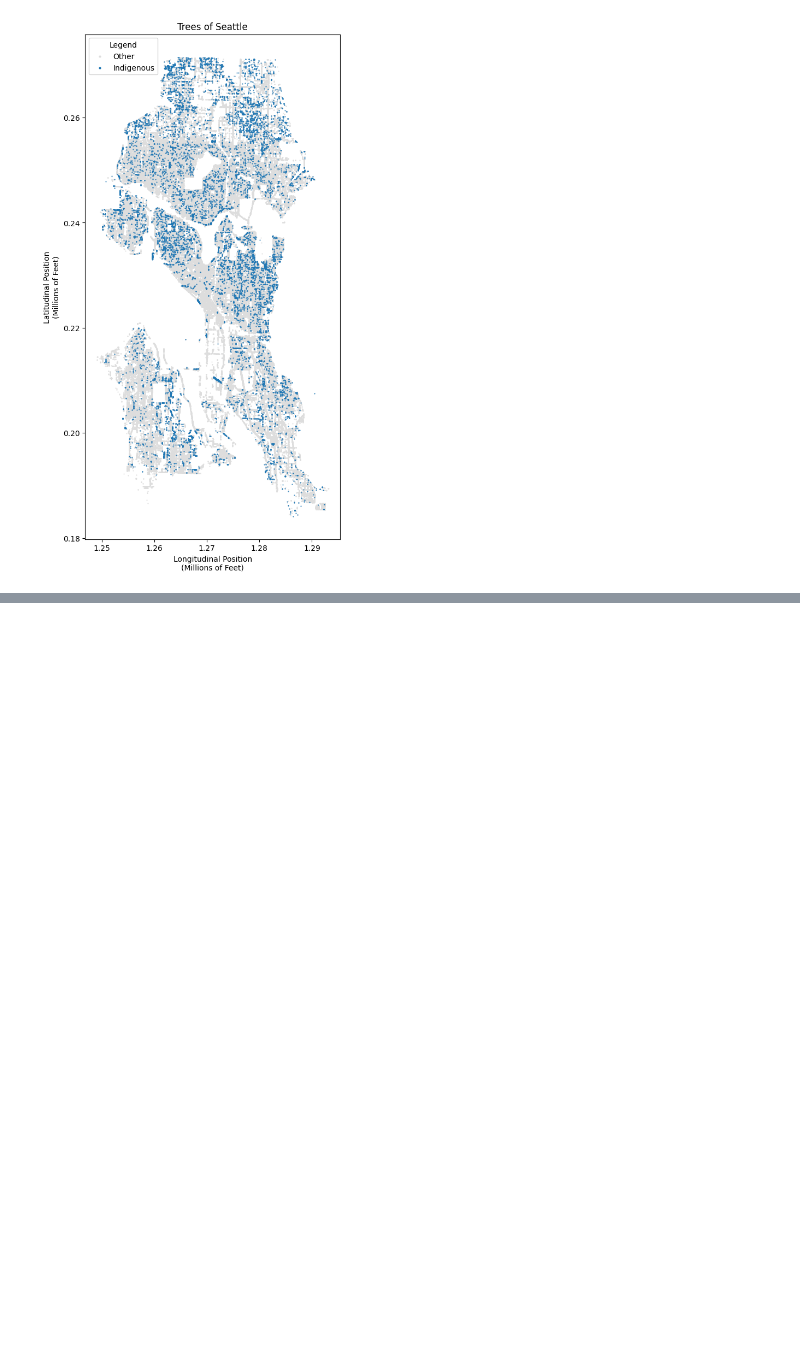
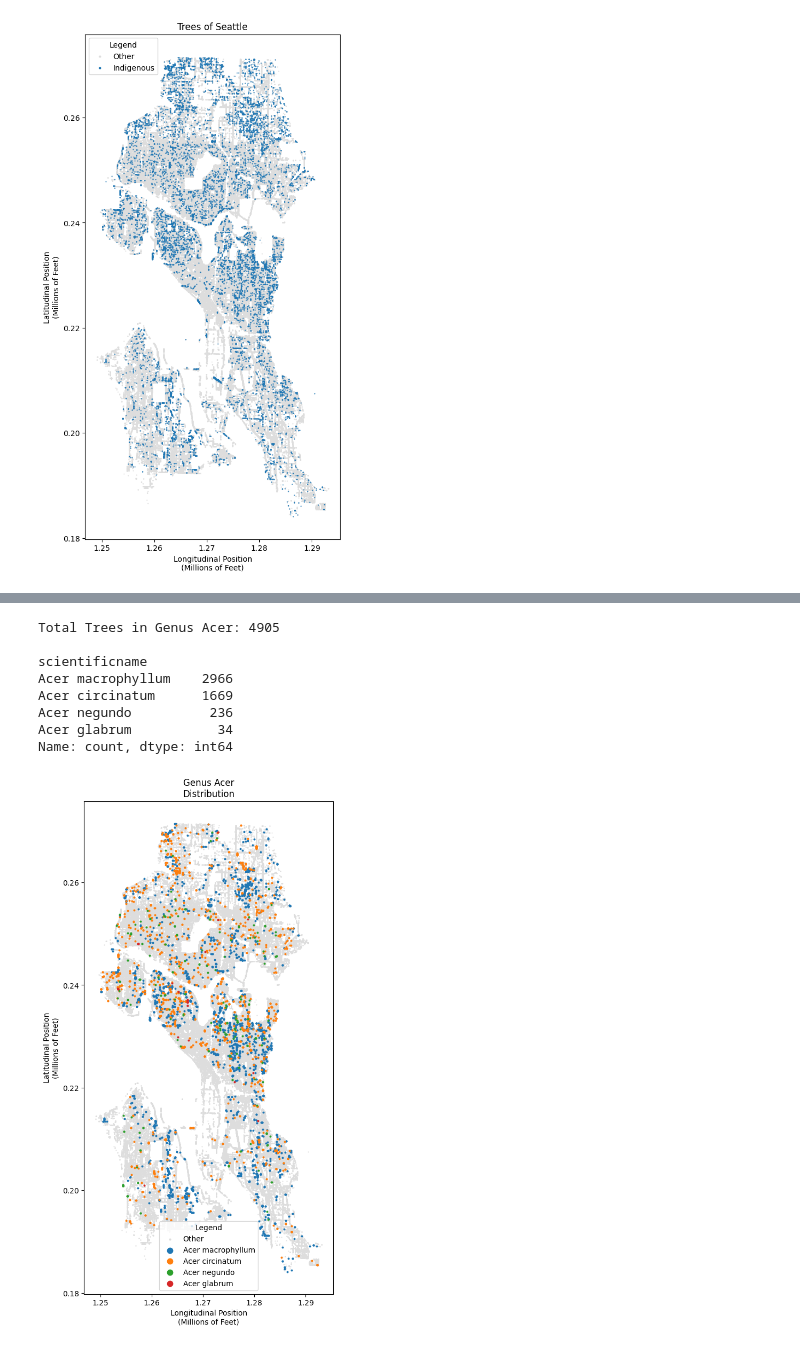
Before and after one commit to fractalate/data-trees-seattle, a Jupyter notebook: indigenous_trees.ipynb, the cells around one changed output, grey strips where cells are left out. Cells and saved outputs as stored; diff of their text form; code cells hidden in the pictures; blank space fills up the shorter version.

```diff
--- a/indigenous_trees.ipynb
+++ b/indigenous_trees.ipynb
@@ -45,12 +45,10 @@ Non-indigenous 229264 (93.1%)
 # %%
 # Plot the location of specific species records in the city.
 
-def plot_trees(title, df, legend_text=None):
-    if legend_text is None:
-        legend_text = title
-
-    dftrees_bg = dftrees[~dftrees['objectid'].isin(df['objectid'])]
-    dftrees_fg = dftrees[dftrees['objectid'].isin(df['objectid'])]
+def plot_trees(title, dfs, legend_texts, primary_size=.25):
+    dftrees_bg = dftrees
+    for df in dfs:
+        dftrees_bg = dftrees_bg[~dftrees_bg['objectid'].isin(df['objectid'])]
 
     fig, ax = plt.subplots(figsize=(12, 12))  # x-dimension gets "forgotten" after set_aspect().
 
@@ -61,7 +59,11 @@ def plot_trees(title, df, legend_text=None):
     ax.yaxis.set_major_formatter(ticker.FuncFormatter(scale_formatter))
 
     ax.scatter(dftrees_bg['x'], dftrees_bg['y'], s=.25, color='#DDD', label='Other')
-    ax.scatter(dftrees_fg['x'], dftrees_fg['y'], s=.25, label=legend_text)
+
+    for df, legend_text in zip(dfs, legend_texts):
+        dftrees_fg = dftrees[dftrees['objectid'].isin(df['objectid'])]
+        ax.scatter(dftrees_fg['x'], dftrees_fg['y'], s=primary_size, label=legend_text)
+
     ax.set_aspect('equal', adjustable='box')
     ax.set_xlabel('Longitudinal Position\n(Millions of Feet)')
     ax.set_ylabel('Latitudinal Position\n(Millions of Feet)')
@@ -135,0 +146,27 @@ plt.show()
+# %%
+dfacer_ind = dftrees_ind[dftrees_ind['genus'] == 'Acer']
+print('Total Trees in Genus Acer:', dfacer_ind['objectid'].count())
+print()
+print(dfacer_ind['scientificname'].value_counts())
+
+dfacer_macro = dfacer_ind[dfacer_ind['scientificname'] == 'Acer macrophyllum']
+dfacer_circ = dfacer_ind[dfacer_ind['scientificname'] == 'Acer circinatum']
+dfacer_neg = dfacer_ind[dfacer_ind['scientificname'] == 'Acer negundo']
+dfacer_glab = dfacer_ind[dfacer_ind['scientificname'] == 'Acer glabrum']
+
+plot_trees(
+    'Genus Acer\nDistribution',
+    [dfacer_macro, dfacer_circ, dfacer_neg, dfacer_glab],
+    ['Acer macrophyllum', 'Acer circinatum', 'Acer negundo', 'Acer glabrum'],
+    primary_size=3.5,
+)
+# %% [output]
+Total Trees in Genus Acer: 4905
+
+scientificname
+Acer macrophyllum    2966
+Acer circinatum      1669
+Acer negundo          236
+Acer glabrum           34
+Name: count, dtype: int64
+[figure, added]
```
Also changed, not shown: parts of 6 cells of this notebook, 5 other files.
